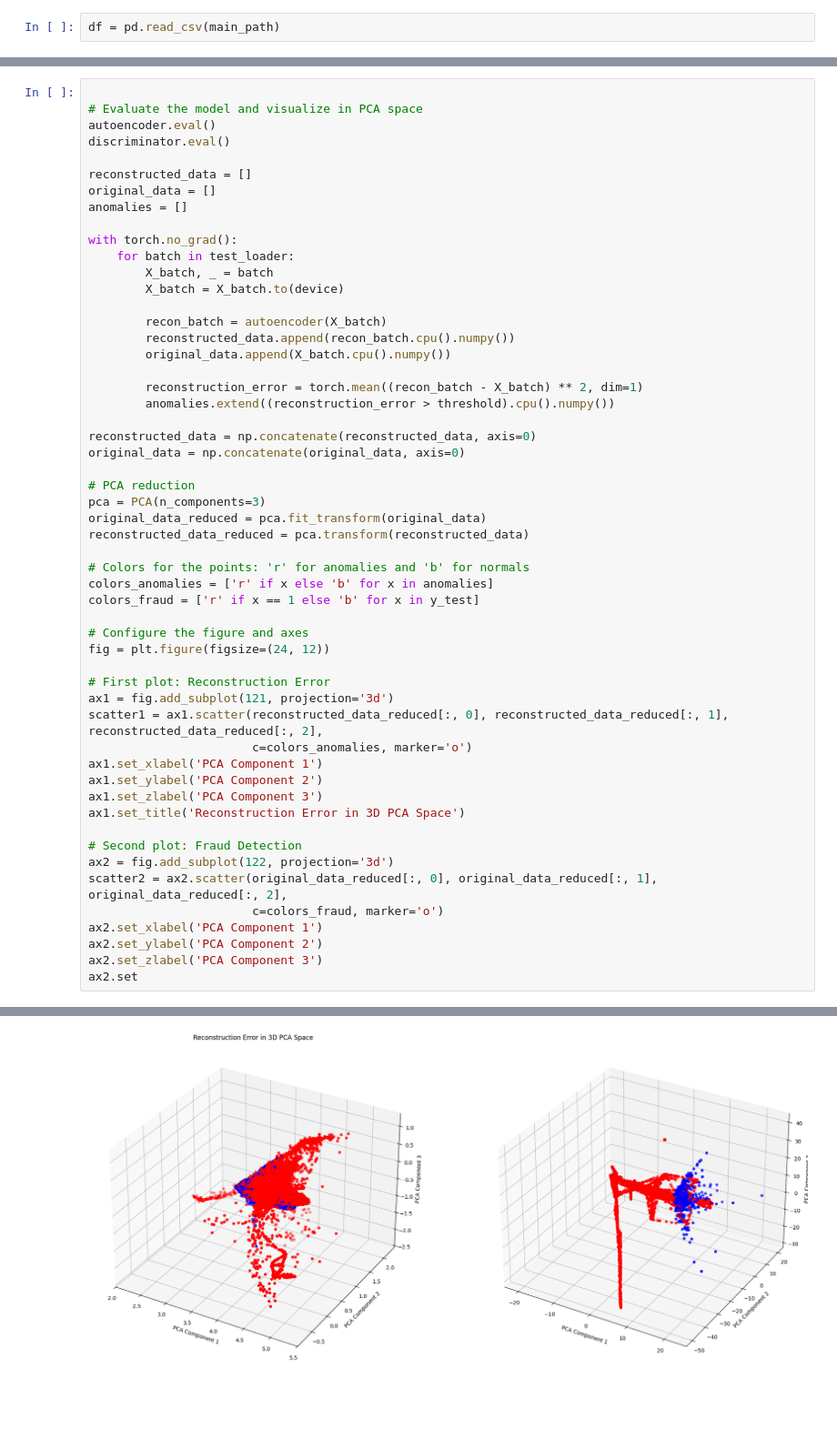
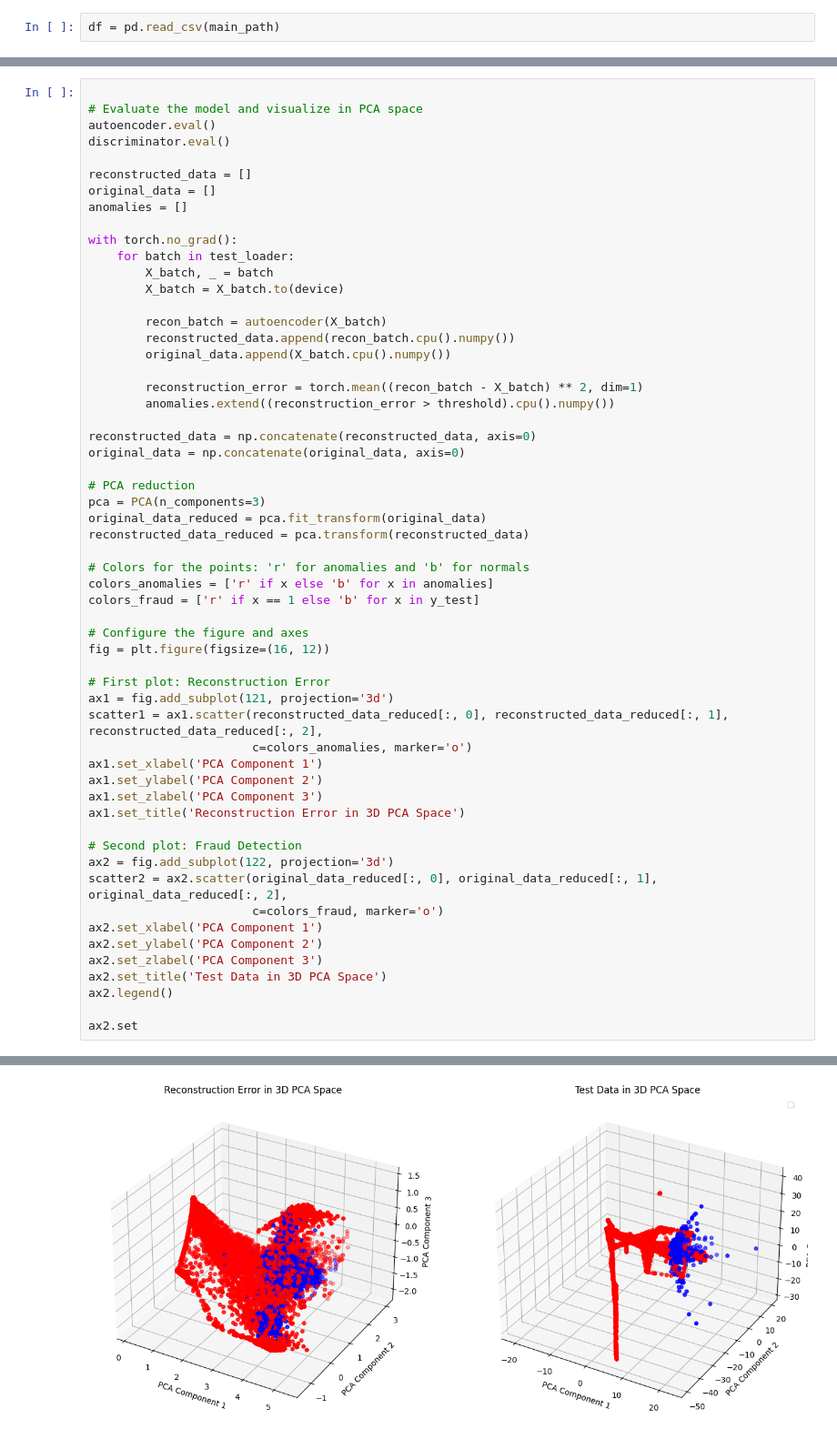
Before and after one commit to Hernan3scobar/GAN, a Jupyter notebook: GaN_v1.ipynb, the cells around one changed output, grey strips where cells are left out. Shown: that part at 91% size. Drawn from its saved outputs; the diff is of its cells as text; blank space fills up the shorter version.

```diff
--- a/GaN_v1.ipynb
+++ b/GaN_v1.ipynb
@@ -136,7 +503,7 @@ colors_anomalies = ['r' if x else 'b' for x in anomalies]
 colors_fraud = ['r' if x == 1 else 'b' for x in y_test]
 
 # Configure the figure and axes
-fig = plt.figure(figsize=(24, 12))
+fig = plt.figure(figsize=(16, 12))
 
 # First plot: Reconstruction Error
 ax1 = fig.add_subplot(121, projection='3d')
@@ -154,5 +521,8 @@ scatter2 = ax2.scatter(original_data_reduced[:, 0], original_data_reduced[:, 1],
 ax2.set_xlabel('PCA Component 1')
 ax2.set_ylabel('PCA Component 2')
 ax2.set_zlabel('PCA Component 3')
+ax2.set_title('Test Data in 3D PCA Space')
+ax2.legend()
+
 ax2.set
 # %% [output]
@@ -160 +530 @@ ax2.set
-[figure, old version]
+[figure, new version]
```
Also changed, not shown: parts of 10 cells of this notebook.
